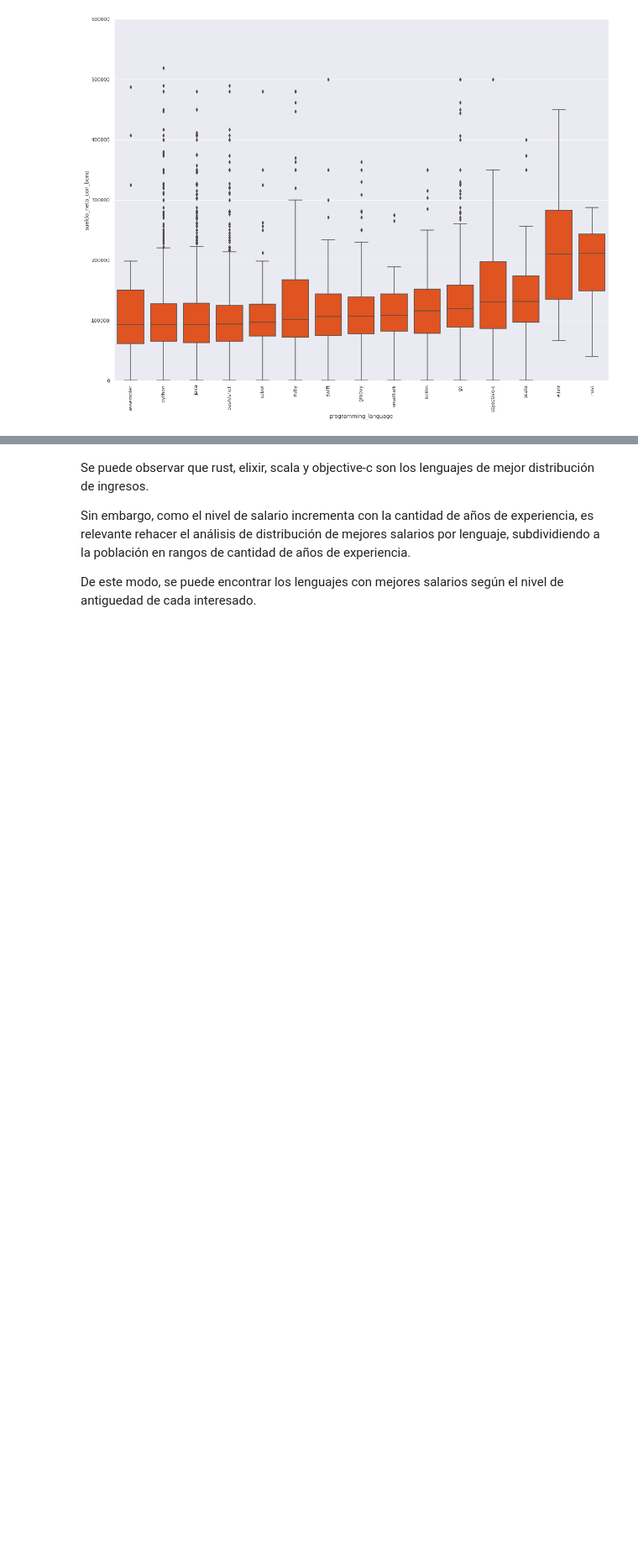
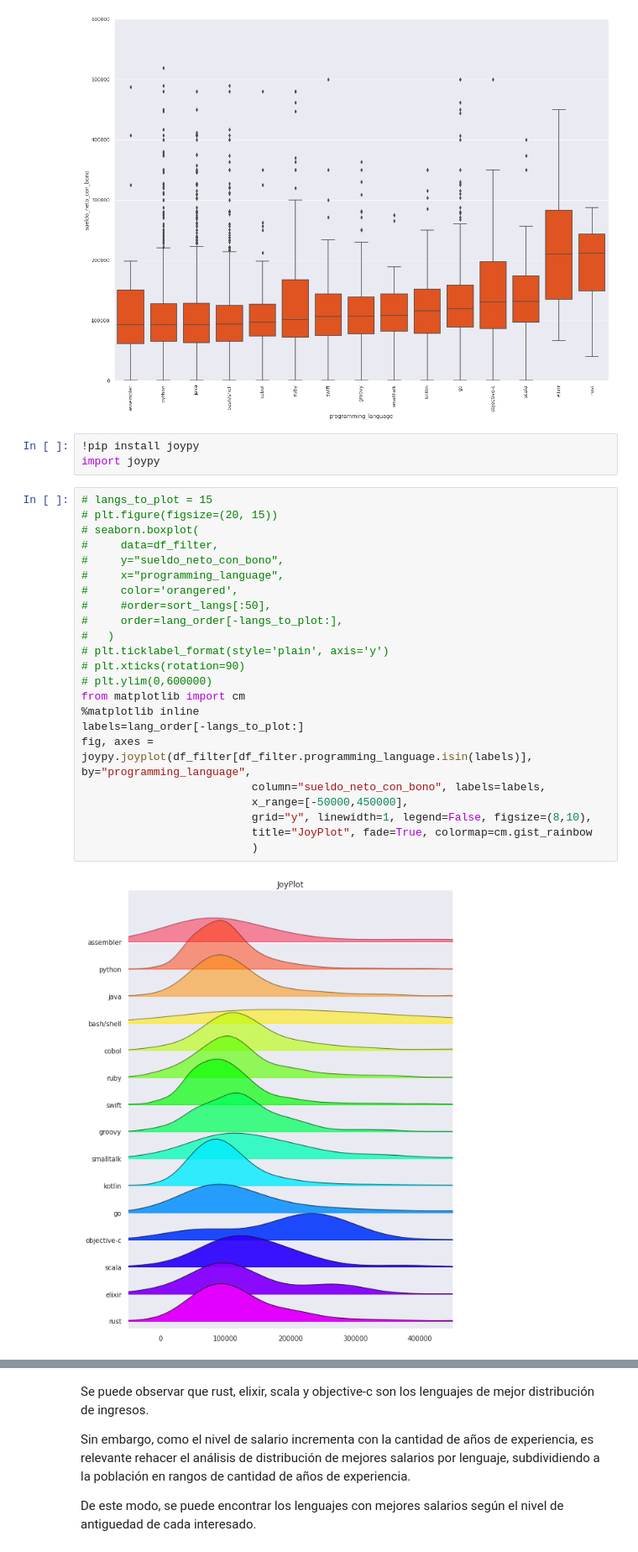
Before and after one commit to fnbellomo/DiploDatos2021, a Jupyter notebook: AyVD/Entregable_Parte_1.ipynb, the cells around one changed output, grey strips where cells are left out. Shown at 84% size. Drawn from its saved outputs; the diff is of its cells as text; blank space fills up the shorter version.

```diff
--- a/AyVD/Entregable_Parte_1.ipynb
+++ b/AyVD/Entregable_Parte_1.ipynb
@@ -340,3 +340,31 @@ plt.ylim(0,600000)
 # %% [output]
 (0.0, 600000.0)
 [figure]
+# %%
+!pip install joypy
+import joypy
+# %%
+# langs_to_plot = 15
+# plt.figure(figsize=(20, 15))
+# seaborn.boxplot(
+#     data=df_filter,
+#     y="sueldo_neto_con_bono",
+#     x="programming_language",
+#     color='orangered',
+#     #order=sort_langs[:50],
+#     order=lang_order[-langs_to_plot:],
+#   )
+# plt.ticklabel_format(style='plain', axis='y')
+# plt.xticks(rotation=90)
+# plt.ylim(0,600000)
+from matplotlib import cm
+%matplotlib inline
+labels=lang_order[-langs_to_plot:]
+fig, axes = joypy.joyplot(df_filter[df_filter.programming_language.isin(labels)], by="programming_language",
+                          column="sueldo_neto_con_bono", labels=labels,
+                          x_range=[-50000,450000],
+                          grid="y", linewidth=1, legend=False, figsize=(8,10),
+                          title="JoyPlot", fade=True, colormap=cm.gist_rainbow
+                          )
+# %% [output]
+[figure, added]
```
Also changed, not shown: parts of 1 cell of this notebook.
